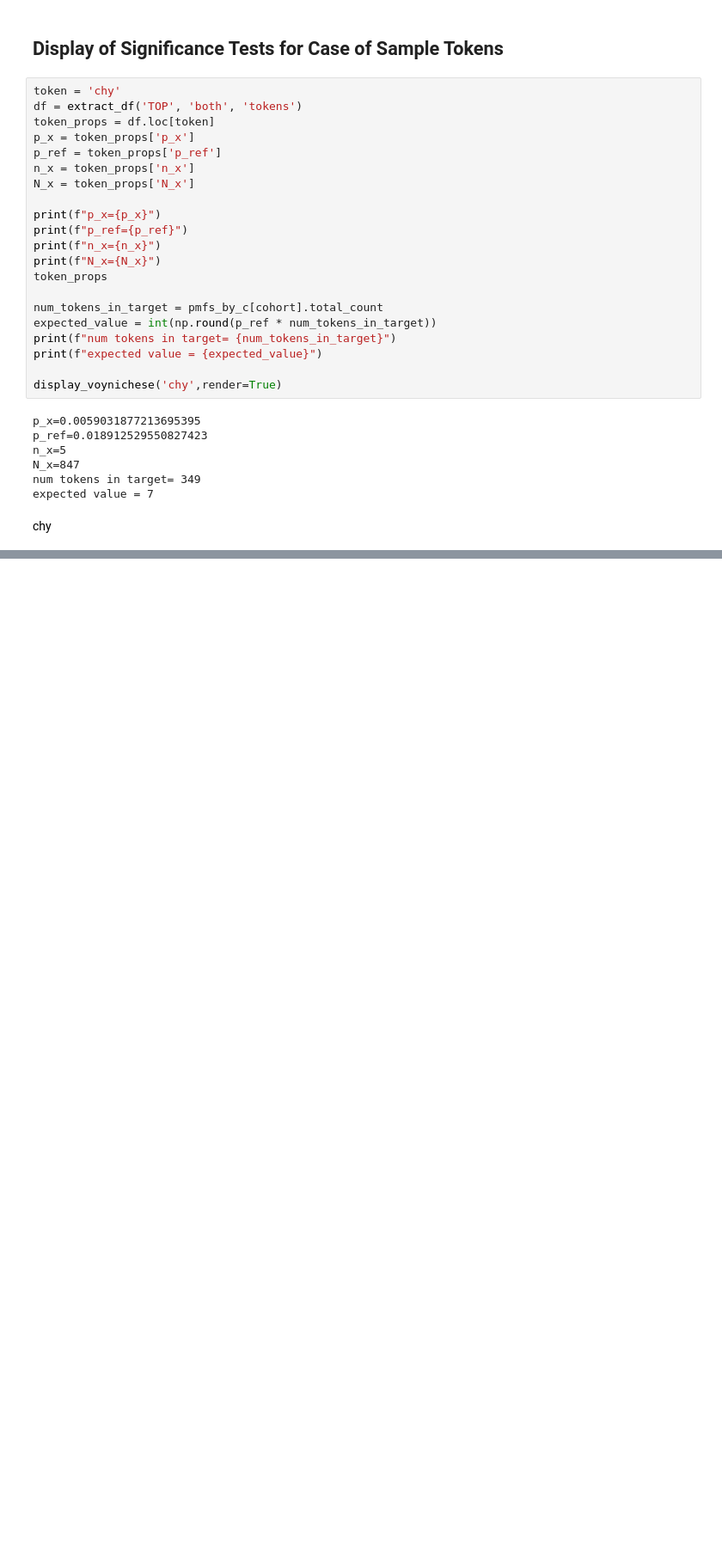
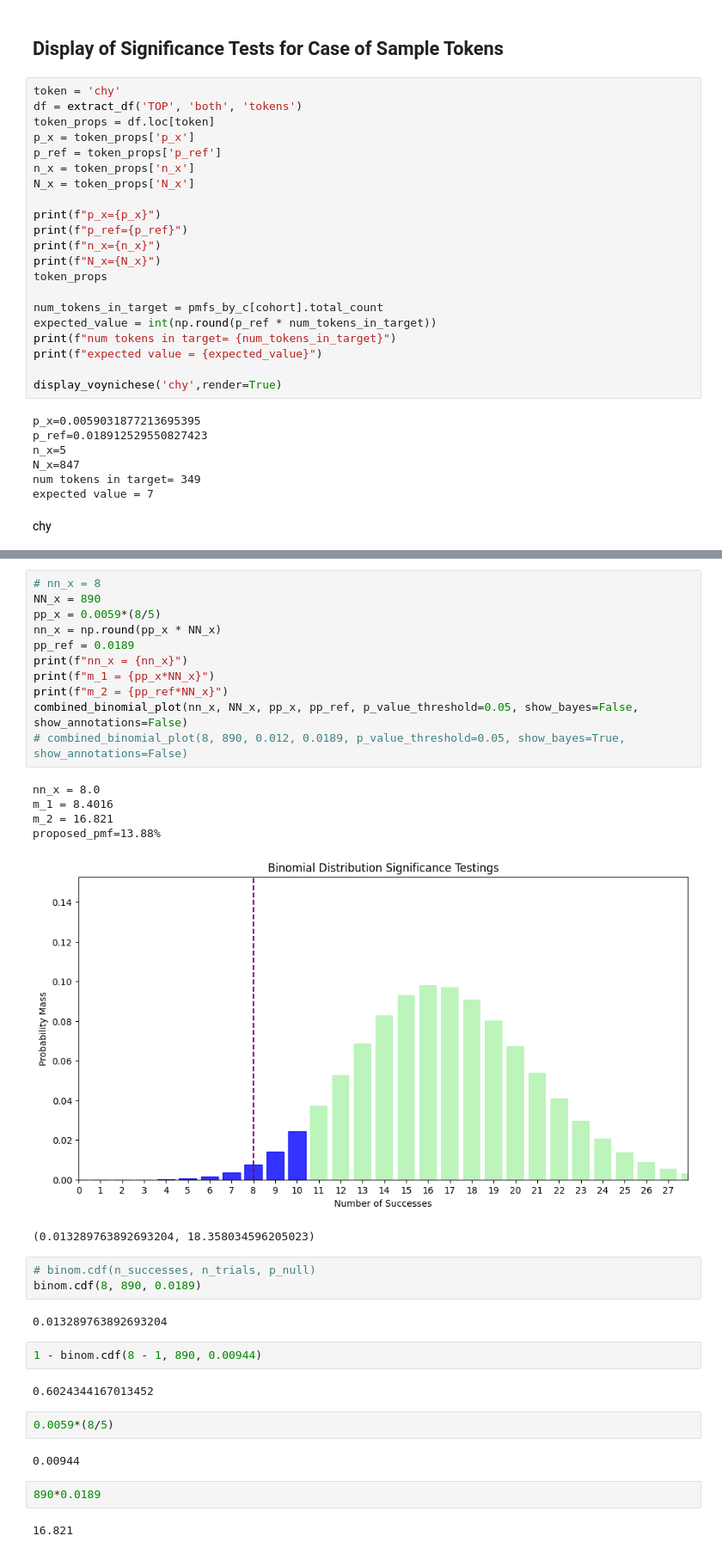
Before and after one commit to andrewsteckley/Z01-SOM_Histocrypt_24, a Jupyter notebook: Z01.7 Explanation_of_Statistical_Significance_Metrics.ipynb, the cells around one changed output, grey strips where cells are left out. Shown: that part at 86% size. Cells and saved outputs as stored; diff of their text form; blank space fills up the shorter version.

```diff
--- a/Z01.7 Explanation_of_Statistical_Significance_Metrics.ipynb
+++ b/Z01.7 Explanation_of_Statistical_Significance_Metrics.ipynb
@@ -627,0 +428,35 @@ bayes_factor_binomial(n_x, N_x, p_x, p_ref, show_plot=True)
+# %%
+# nn_x = 8
+NN_x = 890
+pp_x = 0.0059*(8/5)
+nn_x = np.round(pp_x * NN_x)
+pp_ref = 0.0189
+print(f"nn_x = {nn_x}")
+print(f"m_1 = {pp_x*NN_x}")
+print(f"m_2 = {pp_ref*NN_x}")
+combined_binomial_plot(nn_x, NN_x, pp_x, pp_ref, p_value_threshold=0.05, show_bayes=False, show_annotations=False)
+# combined_binomial_plot(8, 890, 0.012, 0.0189, p_value_threshold=0.05, show_bayes=True, show_annotations=False)
+# %% [output]
+nn_x = 8.0
+m_1 = 8.4016
+m_2 = 16.821
+proposed_pmf=13.88%
+[figure, added]
+(0.013289763892693204, 18.358034596205023)
+# %%
+# binom.cdf(n_successes, n_trials, p_null)
+binom.cdf(8, 890, 0.0189)
+# %% [output]
+0.013289763892693204
+# %%
+1 - binom.cdf(8 - 1, 890, 0.00944)
+# %% [output]
+0.6024344167013452
+# %%
+0.0059*(8/5)
+# %% [output]
+0.00944
+# %%
+890*0.0189
+# %% [output]
+16.821
```
Also changed, not shown: parts of 18 cells of this notebook, 2 other files.
